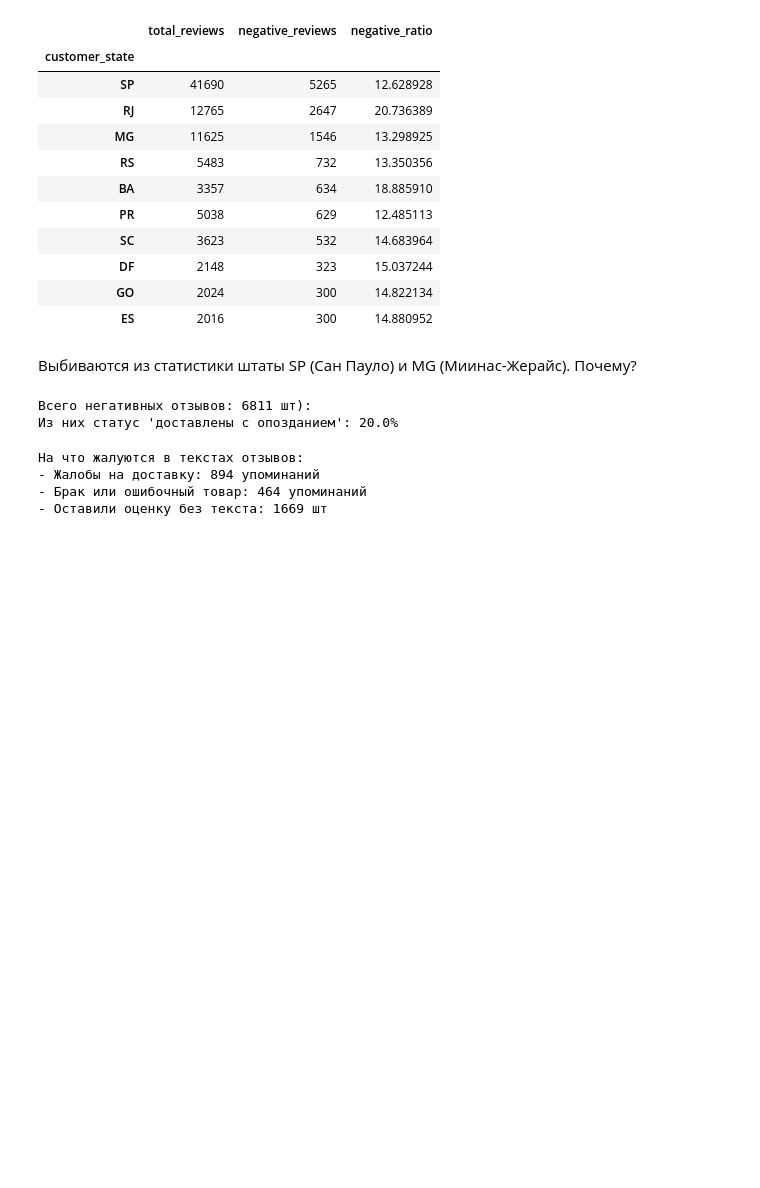
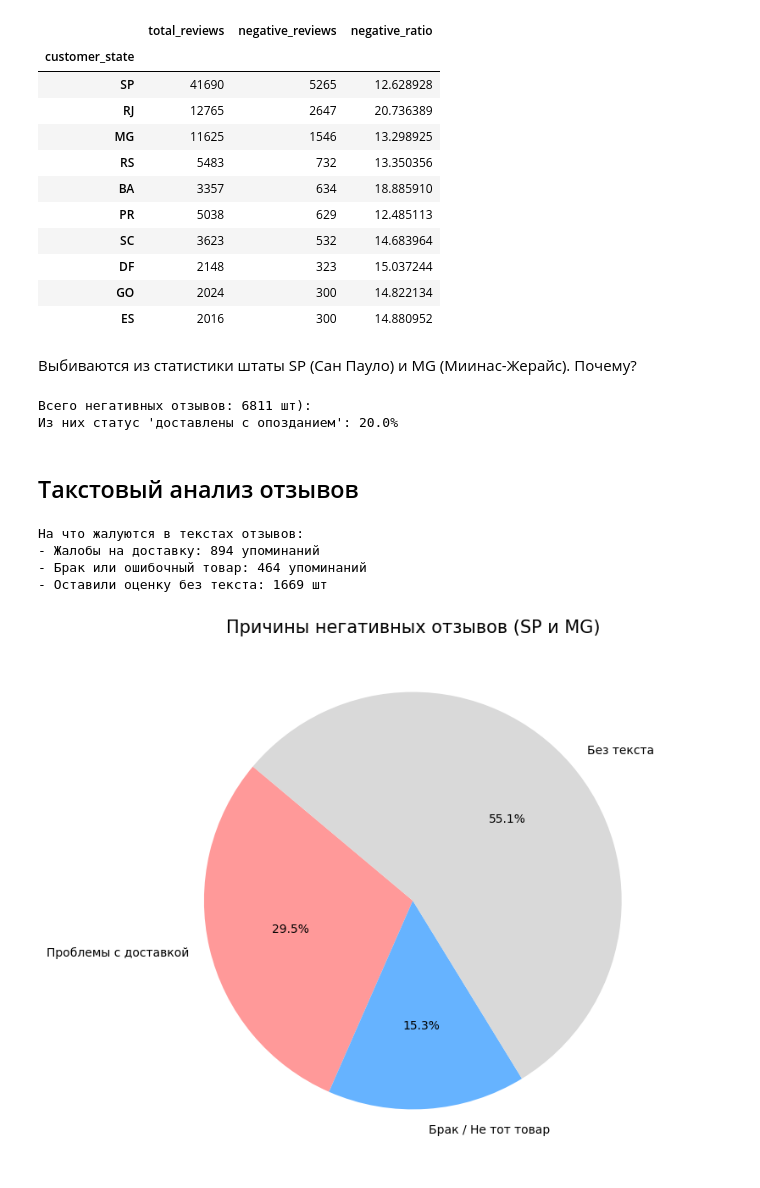
Before and after one commit to aliakseizvertouski/olist, a Jupyter notebook: olist.ipynb, the cells around one changed output. Saved outputs shown, nothing was run; the diff lists cells and outputs as text; code cells hidden in the pictures; blank space fills up the shorter version.

```diff
--- a/olist.ipynb
+++ b/olist.ipynb
@@ -390,4 +331,6 @@ print(f"Из них статус 'доставлены с опозданием':
 # %% [output]
 Всего негативных отзывов: 6811 шт):
 Из них статус 'доставлены с опозданием': 20.0%
+# %% [markdown]
+## Такстовый анализ отзывов
 # %%
@@ -417,3 +353,23 @@ print(f"- Оставили оценку без текста: {empty_comments} ш
 - Жалобы на доставку: 894 упоминаний
 - Брак или ошибочный товар: 464 упоминаний
 - Оставили оценку без текста: 1669 шт
+# %%
+categories = ['Проблемы с доставкой', 'Брак / Не тот товар', 'Без текста']
+counts = [delivery_issues, product_issues, empty_comments]
+
+colors = ['#ff9999', '#66b3ff', '#d9d9d9']
+
+plt.figure(figsize=(8, 8))
+
+plt.pie(
+    counts,
+    labels=categories,
+    colors=colors,
+    autopct='%1.1f%%',
+    startangle=140,
+)
+
+plt.title('Причины негативных отзывов (SP и MG)', fontsize=15)
+plt.show()
+# %% [output]
+[figure, added]
```
Also changed, not shown: parts of 11 cells of this notebook.
